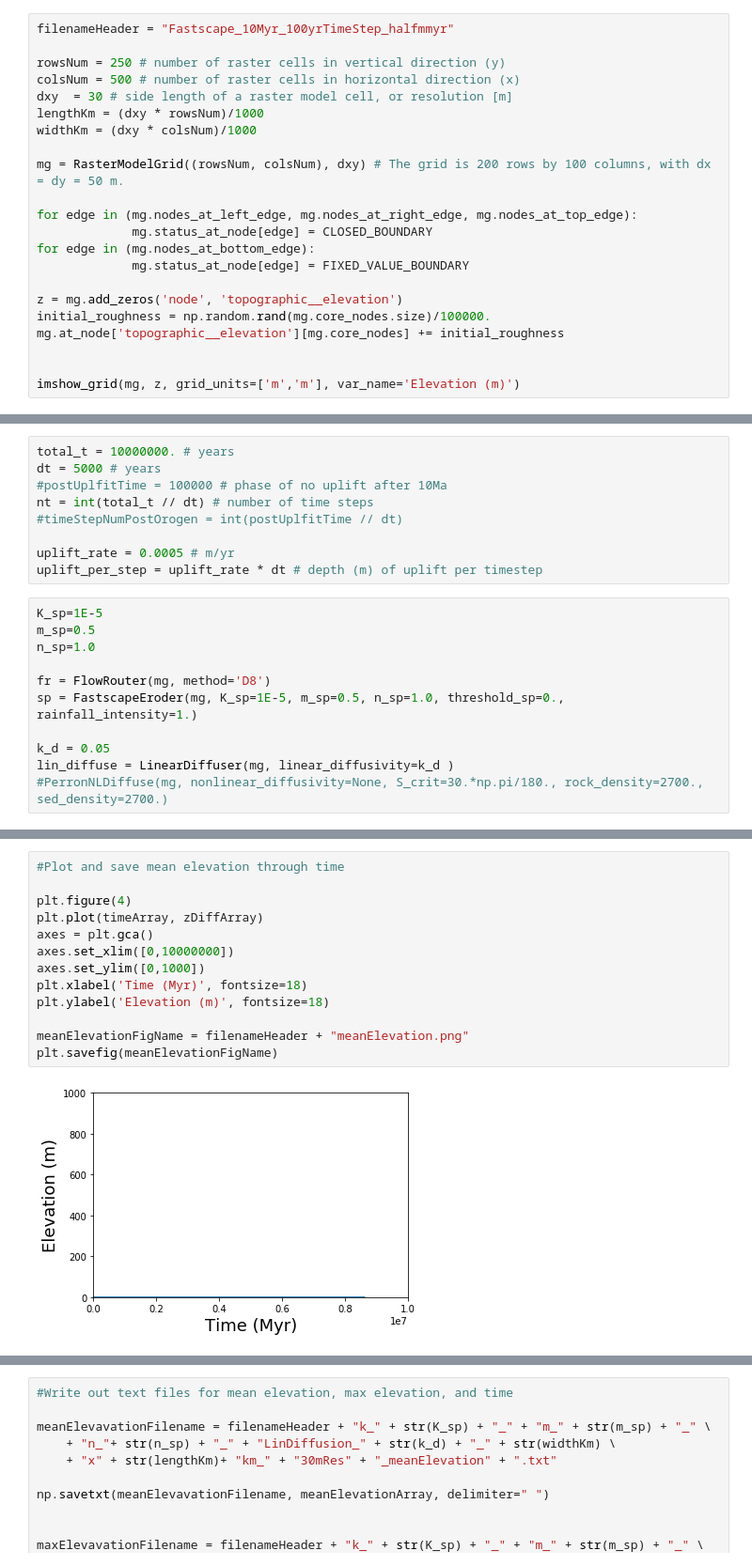
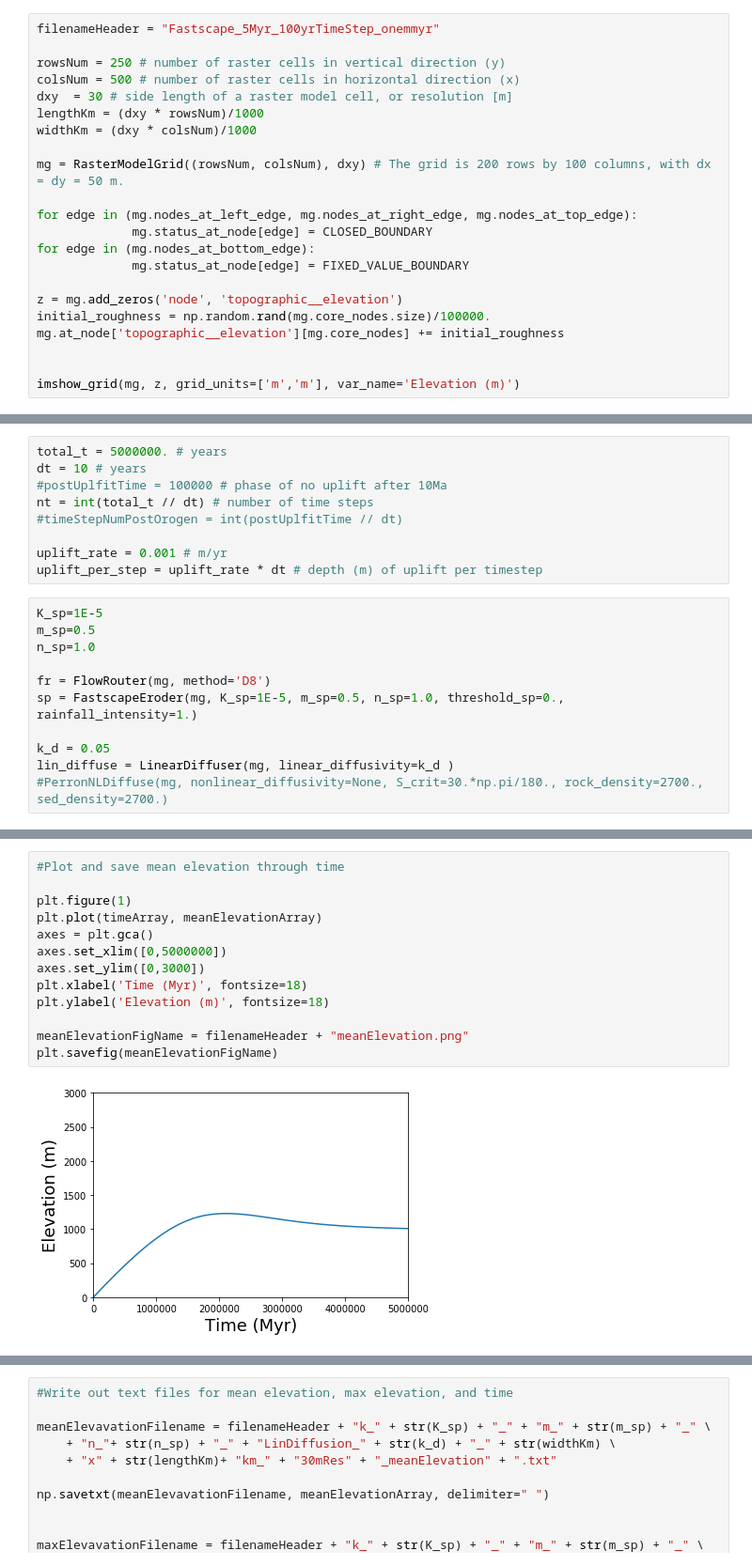
Before and after one commit to mcunningham917/LandLab, a Jupyter notebook: Fastscape.ipynb, the cells around one changed output, grey strips where cells are left out. Shown at 94% size. Cells and saved outputs as stored; diff of their text form.

```diff
--- a/Fastscape.ipynb
+++ b/Fastscape.ipynb
@@ -13,7 +13,7 @@ import numpy as np
 # %% [output]
 Once deleted, variables cannot be recovered. Proceed (y/[n])? y
 # %%
-filenameHeader = "Fastscape_10Myr_100yrTimeStep_halfmmyr"
+filenameHeader = "Fastscape_5Myr_100yrTimeStep_onemmyr"
 
 rowsNum = 250 # number of raster cells in vertical direction (y)
 colsNum = 500 # number of raster cells in horizontal direction (x)
@@ -39,11 +39,11 @@ imshow_grid(mg, z, grid_units=['m','m'], var_name='Elevation (m)')
 # %%
-total_t = 10000000. # years
-dt = 5000 # years
+total_t = 5000000. # years
+dt = 10 # years
 #postUplfitTime = 100000 # phase of no uplift after 10Ma
 nt = int(total_t // dt) # number of time steps
 #timeStepNumPostOrogen = int(postUplfitTime // dt)
 
-uplift_rate = 0.0005 # m/yr
+uplift_rate = 0.001 # m/yr
 uplift_per_step = uplift_rate * dt # depth (m) of uplift per timestep
 # %%
 K_sp=1E-5
@@ -142,15 +117,15 @@ imshow_grid(mg, 'topographic__elevation', grid_units=('m', 'm'),
 # %%
 #Plot and save mean elevation through time
 
-plt.figure(4)
-plt.plot(timeArray, zDiffArray)
+plt.figure(1)
+plt.plot(timeArray, meanElevationArray)
 axes = plt.gca()
-axes.set_xlim([0,10000000])
-axes.set_ylim([0,1000])
+axes.set_xlim([0,5000000])
+axes.set_ylim([0,3000])
 plt.xlabel('Time (Myr)', fontsize=18)
 plt.ylabel('Elevation (m)', fontsize=18)
 
 meanElevationFigName = filenameHeader + "meanElevation.png"
 plt.savefig(meanElevationFigName)
 # %% [output]
-[figure, old version]
+[figure, new version]
```
Also changed, not shown: parts of 6 cells of this notebook, 8 other files.
